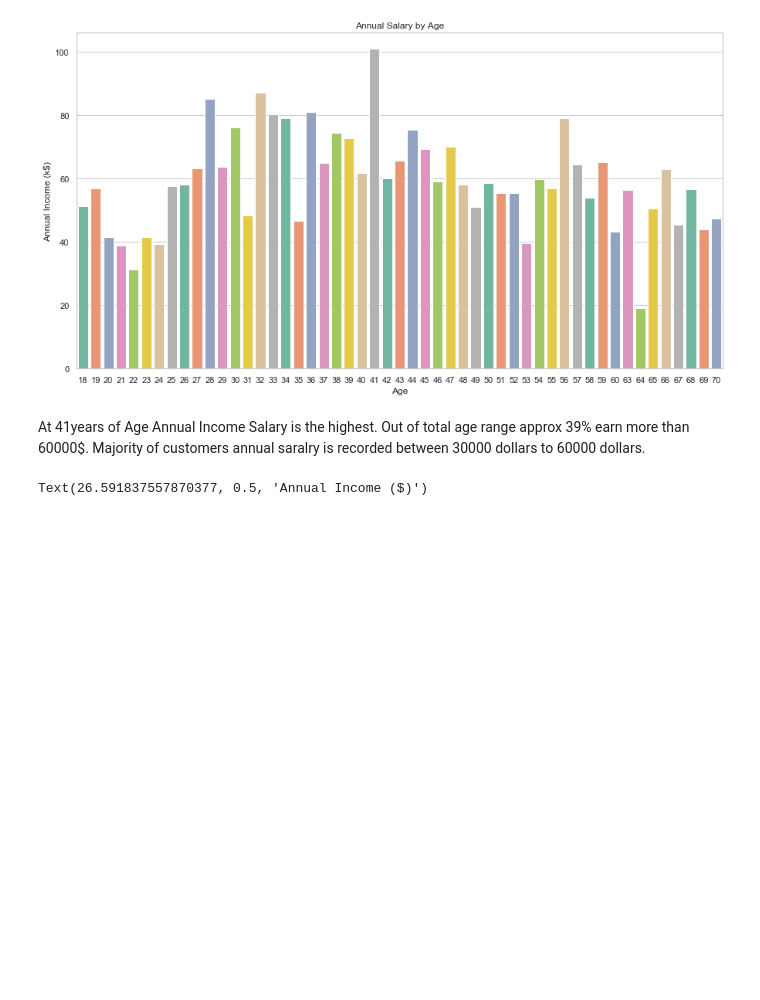
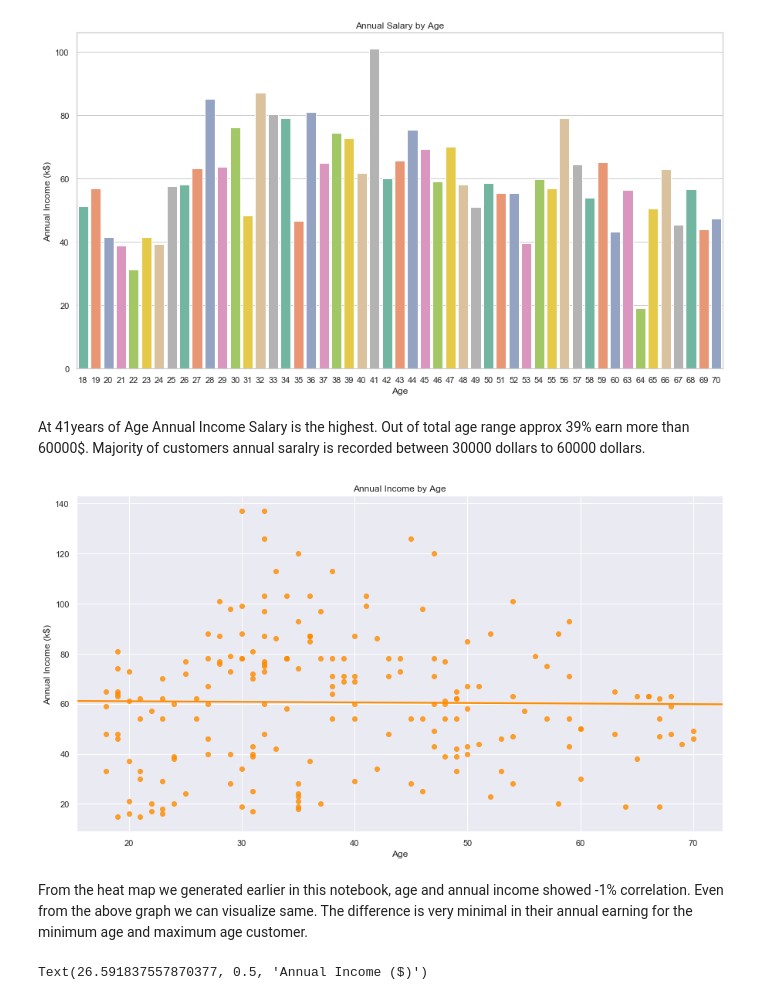
Before and after one commit to vanita-hub/Customer-Segmentation, a Jupyter notebook: CustomerSegmentation - K Means Clustering.ipynb, the cells around one changed output. Drawn from its saved outputs; the diff is of its cells as text; code cells hidden in the pictures; blank space fills up the shorter version.

```diff
--- a/CustomerSegmentation - K Means Clustering.ipynb
+++ b/CustomerSegmentation - K Means Clustering.ipynb
@@ -256,4 +267,15 @@ plt.show()
 [figure]
 # %% [markdown]
 At 41years of Age Annual Income Salary is the highest. Out of total age range approx 39% earn more than 60000$. Majority of customers annual saralry is recorded between 30000 dollars to 60000 dollars.
+# %%
+# Plot to show the relation between Anuual Income and Age
+plt.figure(figsize=(15,8))
+sns.set(style = 'darkgrid')
+sns.regplot(data = main_data , x='Age' , y="Annual Income (k$)",color = "darkorange",ci=None)
+plt.title('Annual Income by Age')
+plt.show()
+# %% [output]
+[figure, added]
+# %% [markdown]
+From the heat map we generated earlier in this notebook, age and annual income showed -1% correlation. Even from the above graph we can visualize same. The difference is very minimal in their annual earning for the minimum age and maximum age customer.
 # %%
```
Also changed, not shown: parts of 8 cells of this notebook.
